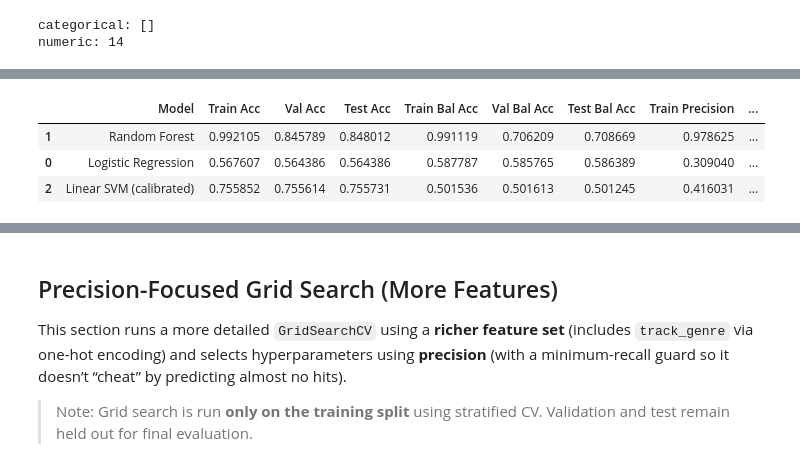
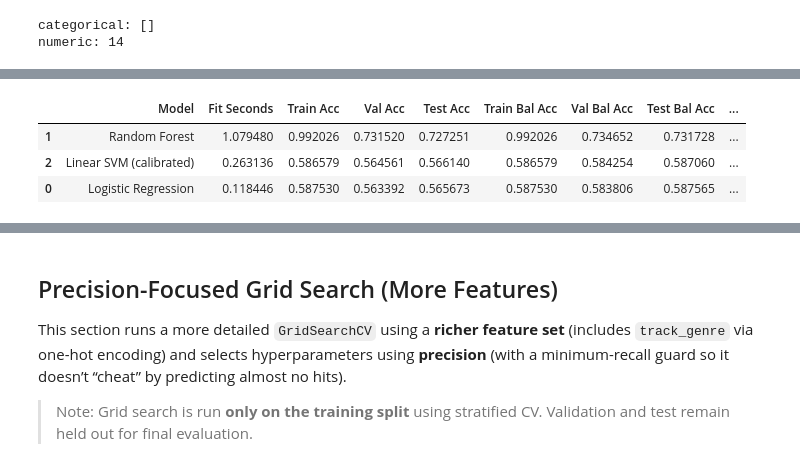
Before and after one commit to Aminbcf/Spotify-Dataset, a Jupyter notebook: model2.ipynb, the cells around one changed output, grey strips where cells are left out. Saved outputs shown, nothing was run; the diff lists cells and outputs as text; code cells hidden in the pictures.

```diff
--- a/model2.ipynb
+++ b/model2.ipynb
@@ -59,8 +64,17 @@ for dirname, _, filenames in os.walk('/kaggle/input'):
 # %%
-# my local repo
-#df_raw = pd.read_csv('Spotify_Music.csv')
+# Load data (works both locally and on Kaggle)
+import os
 
-df_raw = pd.read_csv('/kaggle/input/datasets/anbudanadithya/spotify-music/Spotify_Music.csv')
+local_csv = 'Spotify_Music.csv'
+kaggle_csv = '/kaggle/input/datasets/anbudanadithya/spotify-music/Spotify_Music.csv'
+
+if os.path.exists(local_csv):
+    df_raw = pd.read_csv(local_csv)
+    print('Loaded LOCAL CSV:', local_csv)
+else:
+    df_raw = pd.read_csv(kaggle_csv)
+    print('Loaded KAGGLE CSV:', kaggle_csv)
+
 print('shape:', df_raw.shape)
-df_raw.head()
+display(df_raw.head())
 # %% [output]
@@ -142,19 +185,33 @@ preprocess = ColumnTransformer(
 categorical: []
 numeric: 14
 # %%
-# Models (no undersampling; use class_weight to address imbalance)
+# Models (no undersampling; optional downsampling to 50/50 is handled in the split cell)
+use_class_weight = not (('BALANCE_TRAIN_50_50' in globals()) and bool(BALANCE_TRAIN_50_50))
+cw = 'balanced' if use_class_weight else None
+print('Using class_weight:', cw)
+
 models = {
-    'Logistic Regression': LogisticRegression(max_iter=2000, class_weight='balanced'),
-    'Random Forest': RandomForestClassifier(random_state=42, n_jobs=-1, class_weight='balanced'),
+    'Logistic Regression': LogisticRegression(max_iter=2000, class_weight=cw),
+    # verbose>0 prints tree-building progress; n_jobs=-1 uses all cores
+    'Random Forest': RandomForestClassifier(
+        random_state=42,
+        n_jobs=-1,
+        class_weight=cw,
+        verbose=1,
+    ),
     'Linear SVM (calibrated)': CalibratedClassifierCV(
-        estimator=LinearSVC(random_state=42, max_iter=20000, class_weight='balanced'),
+        estimator=LinearSVC(random_state=42, max_iter=20000, class_weight=cw),
         method='sigmoid',
         cv=3,
     ),
 }
 
 def evaluate(name, pipe, X_tr, y_tr, X_va, y_va, X_te, y_te):
+    print(f'\n==== {name} ====')
+    t0 = time.perf_counter()
     pipe.fit(X_tr, y_tr)
+    fit_s = time.perf_counter() - t0
+    print(f'Fit time: {fit_s:.2f}s')
 
     def _pred_score(p, X_):
         y_pred_ = p.predict(X_)
@@ -162,7 +219,6 @@ def evaluate(name, pipe, X_tr, y_tr, X_va, y_va, X_te, y_te):
         y_proba2_ = None
         if hasattr(p, 'predict_proba'):
             proba = p.predict_proba(X_)
-            # binary proba -> 2 columns
             if proba.ndim == 2 and proba.shape[1] == 2:
                 y_proba2_ = proba
                 y_score_ = proba[:, 1]
@@ -191,14 +247,36 @@ def evaluate(name, pipe, X_tr, y_tr, X_va, y_va, X_te, y_te):
     va_m = _metrics(y_va, y_va_pred, y_va_score, y_va_proba2)
     te_m = _metrics(y_te, y_te_pred, y_te_score, y_te_proba2)
 
-    print(f'\n==== {name} ====')
     print('Validation report:')
     print(classification_report(y_va, y_va_pred, digits=4))
     print('Confusion matrix (val):')
     print(confusion_matrix(y_va, y_va_pred))
 
+    # Graphs (so you see results visually)
+    try:
+        fig, ax = plt.subplots(1, 3, figsize=(15, 4))
+        ConfusionMatrixDisplay.from_predictions(
+            y_va, y_va_pred, normalize=None, ax=ax[0], colorbar=False
+        )
+        ax[0].set_title(f'{name} | Val Confusion')
+
+        if y_va_score is not None:
+            RocCurveDisplay.from_predictions(y_va, y_va_score, ax=ax[1])
+            ax[1].set_title('ROC (Val)')
+            PrecisionRecallDisplay.from_predictions(y_va, y_va_score, ax=ax[2])
+            ax[2].set_title('Precision-Recall (Val)')
+        else:
+            ax[1].axis('off')
+            ax[2].axis('off')
+            ax[1].set_title('No score available')
+        plt.tight_layout()
+        plt.show()
+    except Exception as e:
+        print('Plotting skipped (reason):', repr(e))
+
     row = {
         'Model': name,
+        'Fit Seconds': fit_s,
         'Train Acc': tr_m['Acc'], 'Val Acc': va_m['Acc'], 'Test Acc': te_m['Acc'],
         'Train Bal Acc': tr_m['Bal Acc'], 'Val Bal Acc': va_m['Bal Acc'], 'Test Bal Acc': te_m['Bal Acc'],
         'Train Precision': tr_m['Precision'], 'Val Precision': va_m['Precision'], 'Test Precision': te_m['Precision'],
@@ -212,9 +290,31 @@ def evaluate(name, pipe, X_tr, y_tr, X_va, y_va, X_te, y_te):
 
 rows = []
 for name, clf in models.items():
+    print(f'\n--- Training: {name} ---')
     pipe = Pipeline(steps=[('preprocess', preprocess), ('model', clf)])
     rows.append(evaluate(name, pipe, X_train, y_train, X_val, y_val, X_test, y_test))
 
 results_df = pd.DataFrame(rows)
-results_df.sort_values('Val F1', ascending=False)
+display(results_df.sort_values('Val F1', ascending=False))
+
+# Simple graph comparing models on validation F1 + fit time
+try:
+    fig, ax1 = plt.subplots(figsize=(8, 4))
+    plot_df = results_df.sort_values('Val F1', ascending=False).reset_index(drop=True)
+    ax1.bar(plot_df['Model'], plot_df['Val F1'])
+    ax1.set_ylabel('Validation F1')
+    ax1.set_title('Model Comparison (Val F1)')
+    ax1.tick_params(axis='x', rotation=20)
+    plt.tight_layout()
+    plt.show()
+
+    fig, ax2 = plt.subplots(figsize=(8, 4))
+    ax2.bar(plot_df['Model'], plot_df['Fit Seconds'])
+    ax2.set_ylabel('Fit seconds')
+    ax2.set_title('Training Time by Model')
+    ax2.tick_params(axis='x', rotation=20)
+    plt.tight_layout()
+    plt.show()
+except Exception as e:
+    print('Model comparison plots skipped (reason):', repr(e))
 # %% [output]
@@ -238,4 +398,4 @@ Confusion matrix (val):
-|  | Model | Train Acc | Val Acc | Test Acc | Train Bal Acc | Val Bal Acc | Test Bal Acc | Train Precision | ... |
-| 1 | Random Forest | 0.992105 | 0.845789 | 0.848012 | 0.991119 | 0.706209 | 0.708669 | 0.978625 | ... |
-| 0 | Logistic Regression | 0.567607 | 0.564386 | 0.564386 | 0.587787 | 0.585765 | 0.586389 | 0.309040 | ... |
-| 2 | Linear SVM (calibrated) | 0.755852 | 0.755614 | 0.755731 | 0.501536 | 0.501613 | 0.501245 | 0.416031 | ... |
+|  | Model | Fit Seconds | Train Acc | Val Acc | Test Acc | Train Bal Acc | Val Bal Acc | Test Bal Acc | ... |
+| 1 | Random Forest | 1.079480 | 0.992026 | 0.731520 | 0.727251 | 0.992026 | 0.734652 | 0.731728 | ... |
+| 2 | Linear SVM (calibrated) | 0.263136 | 0.586579 | 0.564561 | 0.566140 | 0.586579 | 0.584254 | 0.587060 | ... |
+| 0 | Logistic Regression | 0.118446 | 0.587530 | 0.563392 | 0.565673 | 0.587530 | 0.583806 | 0.587565 | ... |
```
Also changed, not shown: parts of 10 cells of this notebook.
